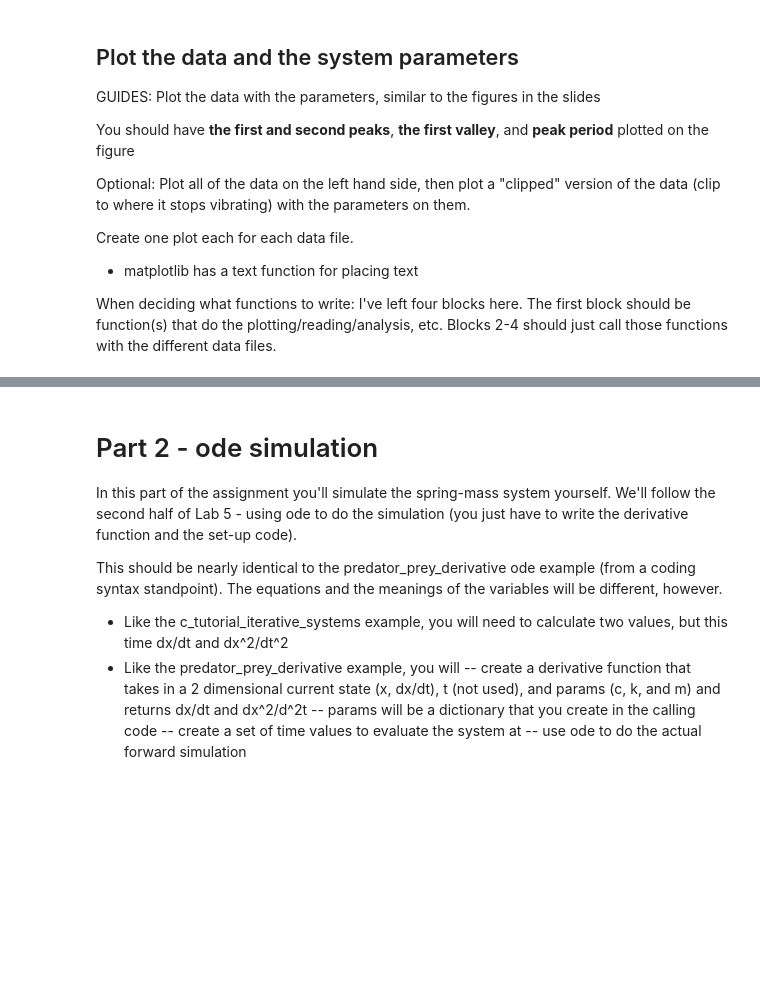
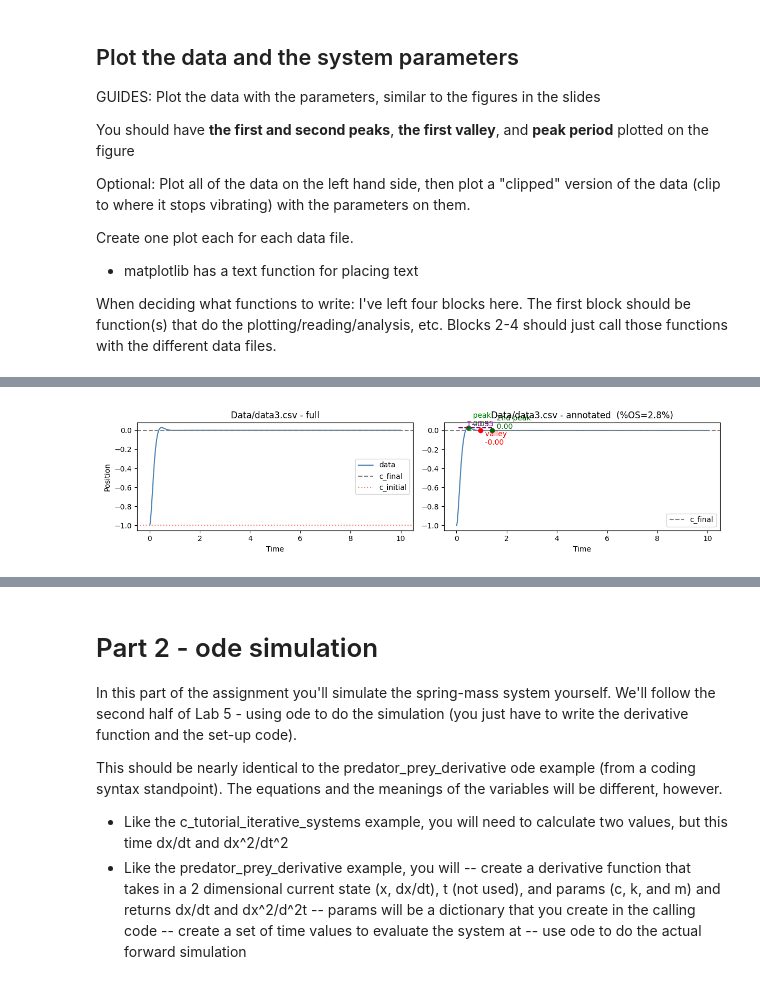
Before and after one commit to AndParker1/IntroPythonProgramming, a Jupyter notebook: Week_4_fitting/HW_2_system_analysis.ipynb, the cells around one changed output, grey strips where cells are left out. Drawn from its saved outputs; the diff is of its cells as text; code cells hidden in the pictures; blank space fills up the shorter version.

```diff
--- a/Week_4_fitting/HW_2_system_analysis.ipynb
+++ b/Week_4_fitting/HW_2_system_analysis.ipynb
@@ -238,12 +365,16 @@ fig.tight_layout()
 # %%
 nrows = 1
 ncols = 2
 fig, axs = plt.subplots(nrows, ncols, figsize=(12, 3))
 
 # Read, analyze, and then plot data 3
+plot_system(axs, "Data/data3.csv")
+
 
 # Make it fit better
 fig.tight_layout()
+# %% [output]
+[figure, added]
 # %%
 # Manual grade
 print("This is a manually-graded question; there is no grader.check() function. See rubric and slides for more information on expected output.")
```
Also changed, not shown: parts of 30 cells of this notebook, 1 other file.
